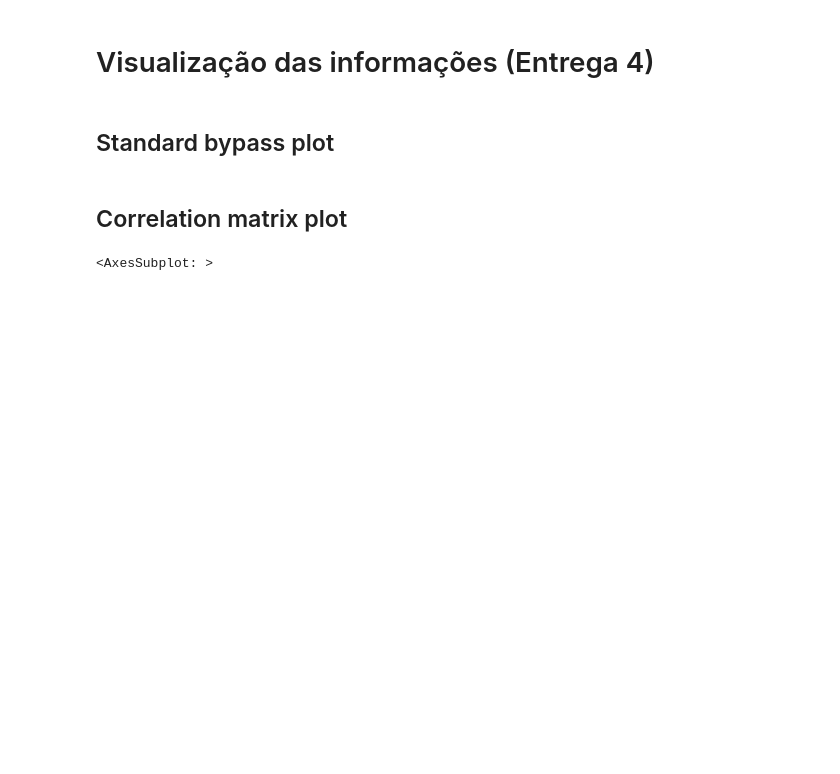
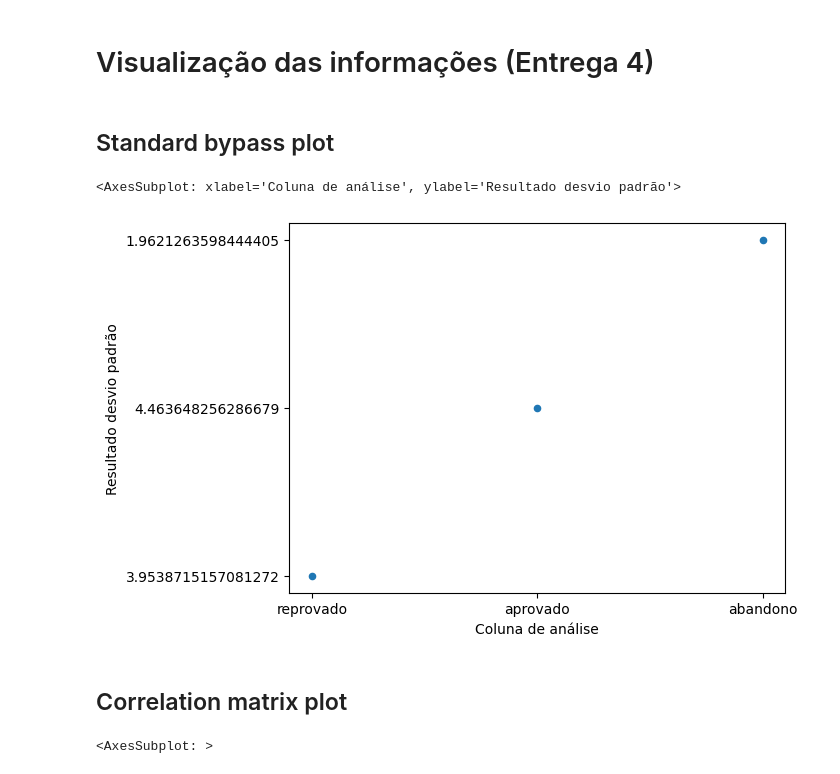
Before and after one commit to maiconspa/student-analysis, a Jupyter notebook: a3_big_data.ipynb, the cells around one changed output. Saved outputs shown, nothing was run; the diff lists cells and outputs as text; code cells hidden in the pictures; blank space fills up the shorter version.

```diff
--- a/a3_big_data.ipynb
+++ b/a3_big_data.ipynb
@@ -26,6 +27,12 @@ df_cleaned.head()
 # %%
 std_reprovado = df_cleaned['reprovado'].std()
 std_aprovado = df_cleaned['aprovado'].std()
+std_abandono = df_cleaned['abandono'].std()
 
-print(f"Desvio padrão\nReprovado: { str(std_reprovado)} \nAprovado: {str(std_aprovado)}")
+array_std = [['reprovado',str(std_reprovado)],['aprovado',str(std_aprovado)],['abandono',str(std_abandono)]]
+
+df_std = pd.DataFrame(array_std, columns=['Coluna de análise','Resultado desvio padrão'])
+df_std
+
+#print(f"Desvio padrão\nReprovado: { str(std_reprovado)} \nAprovado: {str(std_aprovado)} \nAbandono: { str(std_abandono)}")
 # %% [output]
@@ -60,6 +68,11 @@ correlation
 # Visualização das informações (Entrega 4)
 # %% [markdown]
 ## Standard bypass plot
+# %%
+df_std.plot(x='Coluna de análise', y='Resultado desvio padrão', kind='scatter')
+# %% [output]
+<AxesSubplot: xlabel='Coluna de análise', ylabel='Resultado desvio padrão'>
+[figure, added]
 # %% [markdown]
 ## Correlation matrix plot
 # %%
```
Also changed, not shown: parts of 2 cells of this notebook, 1 other file.
